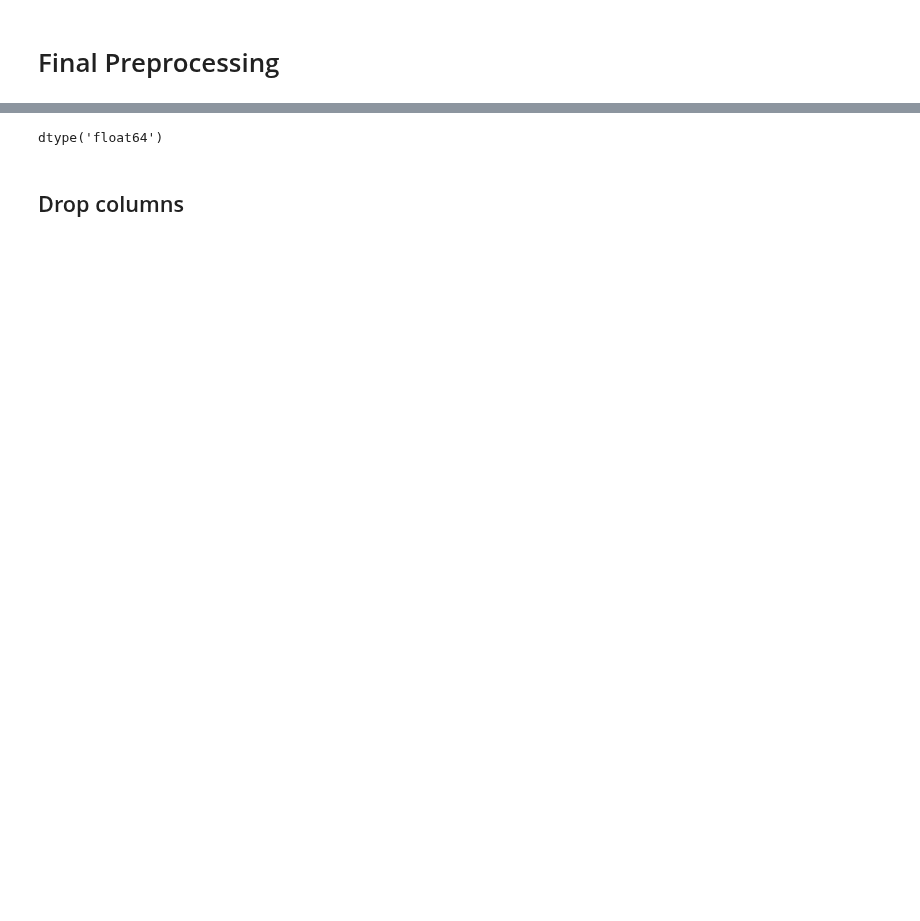
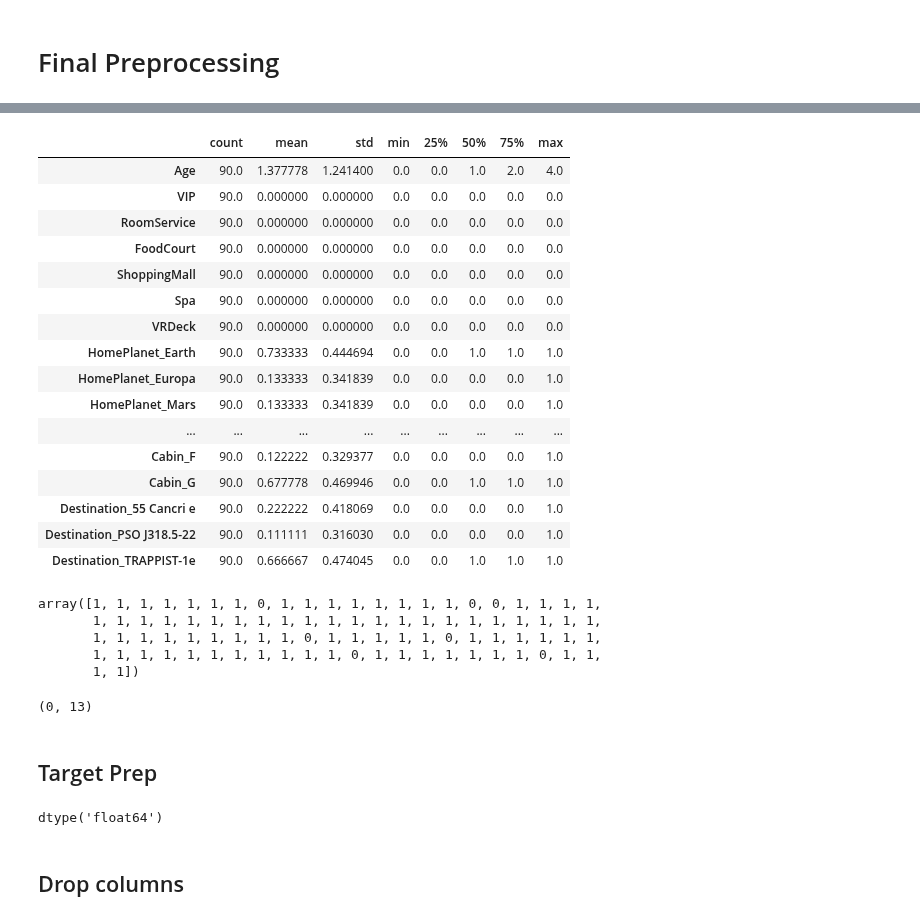
Before and after one commit to enricogoerlitz/ML-Models, a Jupyter notebook: Machine Learning Projects/01_Kaggle_Data_Projects_And_Competitions/04_Spaceship_Titanic/notebooks/02_data_preprocessing.ipynb, the cells around one changed output, grey strips where cells are left out. Saved outputs shown, nothing was run; the diff lists cells and outputs as text; code cells hidden in the pictures; blank space fills up the shorter version.

```diff
--- a/Machine Learning Projects/01_Kaggle_Data_Projects_And_Competitions/04_Spaceship_Titanic/notebooks/02_data_preprocessing.ipynb
+++ b/Machine Learning Projects/01_Kaggle_Data_Projects_And_Competitions/04_Spaceship_Titanic/notebooks/02_data_preprocessing.ipynb
@@ -569,3 +606,41 @@ dtype: int64
+# %%
+prediction_df = df[df[CRYO_SLEEP].isna()].drop(columns=[PID, TARGET, CRYO_SLEEP]).copy()
+prediction_df = pd.get_dummies(prediction_df)
+prediction_df.describe().T
+# %% [output]
+|  | count | mean | std | min | 25% | 50% | 75% | max |
+| Age | 90.0 | 1.377778 | 1.241400 | 0.0 | 0.0 | 1.0 | 2.0 | 4.0 |
+| VIP | 90.0 | 0.000000 | 0.000000 | 0.0 | 0.0 | 0.0 | 0.0 | 0.0 |
+| RoomService | 90.0 | 0.000000 | 0.000000 | 0.0 | 0.0 | 0.0 | 0.0 | 0.0 |
+| FoodCourt | 90.0 | 0.000000 | 0.000000 | 0.0 | 0.0 | 0.0 | 0.0 | 0.0 |
+| ShoppingMall | 90.0 | 0.000000 | 0.000000 | 0.0 | 0.0 | 0.0 | 0.0 | 0.0 |
+| Spa | 90.0 | 0.000000 | 0.000000 | 0.0 | 0.0 | 0.0 | 0.0 | 0.0 |
+| VRDeck | 90.0 | 0.000000 | 0.000000 | 0.0 | 0.0 | 0.0 | 0.0 | 0.0 |
+| HomePlanet_Earth | 90.0 | 0.733333 | 0.444694 | 0.0 | 0.0 | 1.0 | 1.0 | 1.0 |
+| HomePlanet_Europa | 90.0 | 0.133333 | 0.341839 | 0.0 | 0.0 | 0.0 | 0.0 | 1.0 |
+| HomePlanet_Mars | 90.0 | 0.133333 | 0.341839 | 0.0 | 0.0 | 0.0 | 0.0 | 1.0 |
+| ... | ... | ... | ... | ... | ... | ... | ... | ... |
+| Cabin_F | 90.0 | 0.122222 | 0.329377 | 0.0 | 0.0 | 0.0 | 0.0 | 1.0 |
+| Cabin_G | 90.0 | 0.677778 | 0.469946 | 0.0 | 0.0 | 1.0 | 1.0 | 1.0 |
+| Destination_55 Cancri e | 90.0 | 0.222222 | 0.418069 | 0.0 | 0.0 | 0.0 | 0.0 | 1.0 |
+| Destination_PSO J318.5-22 | 90.0 | 0.111111 | 0.316030 | 0.0 | 0.0 | 0.0 | 0.0 | 1.0 |
+| Destination_TRAPPIST-1e | 90.0 | 0.666667 | 0.474045 | 0.0 | 0.0 | 1.0 | 1.0 | 1.0 |
+# %%
+cryo_sleep_preds = model.predict(prediction_df)
+cryo_sleep_preds
+# %% [output]
+array([1, 1, 1, 1, 1, 1, 1, 0, 1, 1, 1, 1, 1, 1, 1, 1, 0, 0, 1, 1, 1, 1,
+       1, 1, 1, 1, 1, 1, 1, 1, 1, 1, 1, 1, 1, 1, 1, 1, 1, 1, 1, 1, 1, 1,
+       1, 1, 1, 1, 1, 1, 1, 1, 1, 0, 1, 1, 1, 1, 1, 0, 1, 1, 1, 1, 1, 1,
+       1, 1, 1, 1, 1, 1, 1, 1, 1, 1, 1, 0, 1, 1, 1, 1, 1, 1, 1, 0, 1, 1,
+       1, 1])
+# %%
+df.loc[df[CRYO_SLEEP].isna(), CRYO_SLEEP] = cryo_sleep_preds
+df[df[CRYO_SLEEP].isna()].shape
+# %% [output]
+(0, 13)
+# %% [markdown]
+## Target Prep
 # %%
 df[TARGET] = df[TARGET].astype("float")
 df[TARGET].dtype
```
Also changed, not shown: parts of 27 cells of this notebook, 1 other file.
